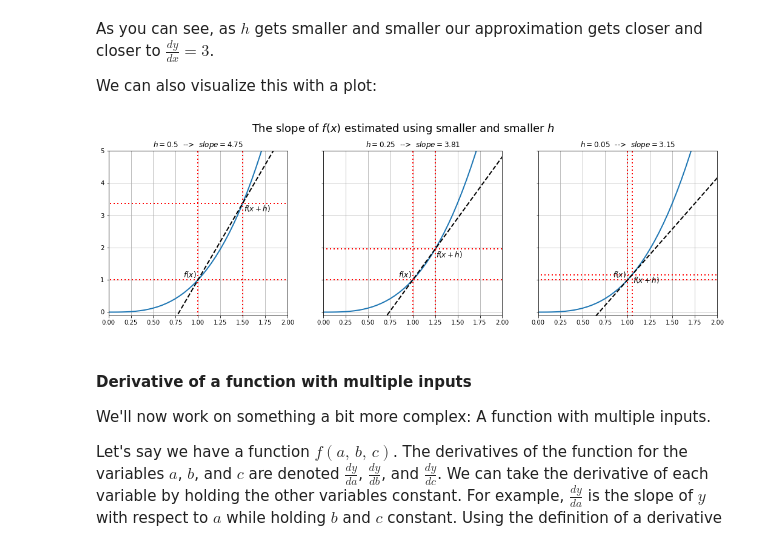
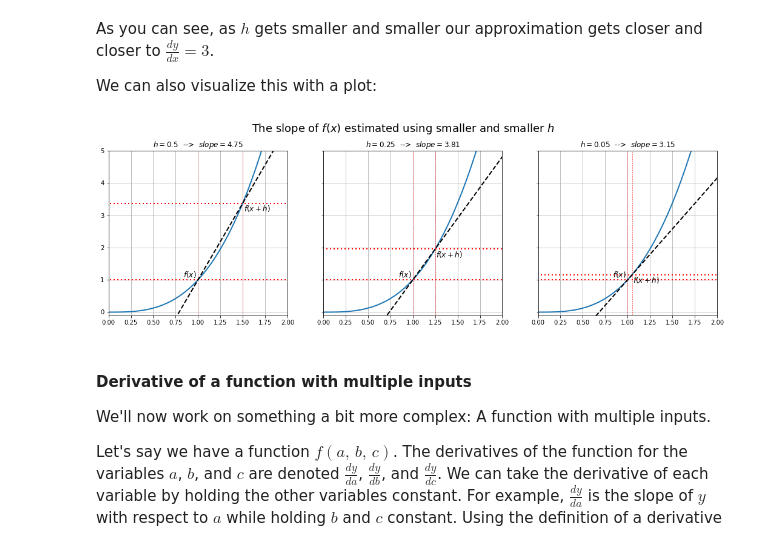
Before and after one commit to hakonmh/DL-architectures-from-scratch, a Jupyter notebook: notebooks/1. autograd.ipynb, the cells around one changed output. Cells and saved outputs as stored; diff of their text form; code cells hidden in the pictures.

```diff
--- a/notebooks/1. autograd.ipynb
+++ b/notebooks/1. autograd.ipynb
@@ -161,36 +161,36 @@ x_tangent = np.linspace(-0.1, 2.1, 100)
 
 fig, axs = plt.subplots(1, 3, figsize=(18, 5), sharey=True)
 
 for i, h in enumerate(h_values):
     y1 = f(x)
     y2 = f(x + h)
     slope = (f(x + h) - f(x)) / h
     y_tangent = slope * (x_tangent - x) + f(x)
 
     # Plotting the function
     axs[i].plot(x_range, y_range, linewidth=2)
     # Vertical lines
-    axs[i].vlines(x, -2, 20, color='red', linestyle=(0, (1, 2)), linewidth=2)
-    axs[i].vlines(x+h, -2, 20, color='red', linestyle=(0, (1, 2)), linewidth=2)
+    axs[i].vlines(x, -2, 20, color='red', linestyle=(0, (1, 2)), linewidth=1)
+    axs[i].vlines(x+h, -2, 20, color='red', linestyle=(0, (1, 2)), linewidth=1)
     # Horizontal lines
     axs[i].hlines(y1, -2, 4, color='red', linestyle=(0, (1, 2)), linewidth=2)
     axs[i].hlines(y2, -2, 4, color='red', linestyle=(0, (1, 2)), linewidth=2)
     # Diagonal line
     axs[i].plot(x_tangent, y_tangent, color='k', linestyle='--', linewidth=2)
     # Add text, without arrow
     axs[i].annotate(f'$f(x)$', xy=(x, y1), xytext=(x-0.09, y1+0.17), ha='center', va='center', fontsize=12)
     axs[i].annotate(f'$f(x+h)$', xy=(x+h, y2), xytext=(x+h+0.16, y2-0.17), ha='center', va='center', fontsize=12)
 
 
     axs[i].set_title(f'$h = {h}$  -->  $slope={slope:.2f}$')
     axs[i].grid()
     axs[i].set_xlim([0, 2])
     axs[i].set_ylim([-0.1, 5])
 
 plt.suptitle('The slope of $f(x)$ estimated using smaller and smaller $h$', fontsize=18, y=1.01)
 plt.show()
 # %% [output]
-[figure, old version]
+[figure, new version]
 # %% [markdown]
 #### Derivative of a function with multiple inputs
 
```
Also changed, not shown: parts of 4 cells of this notebook, 1 other file.
